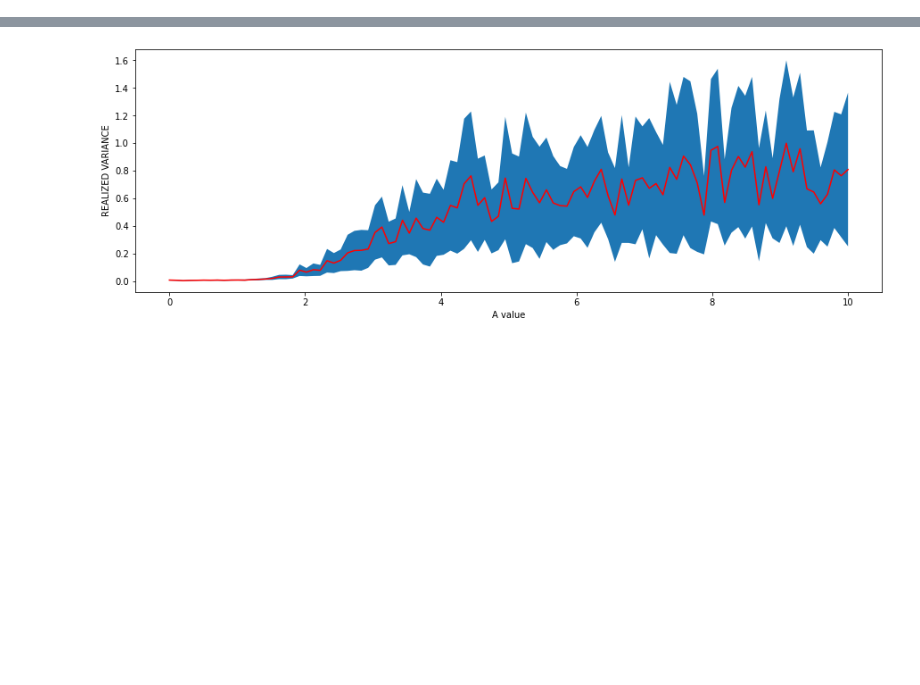
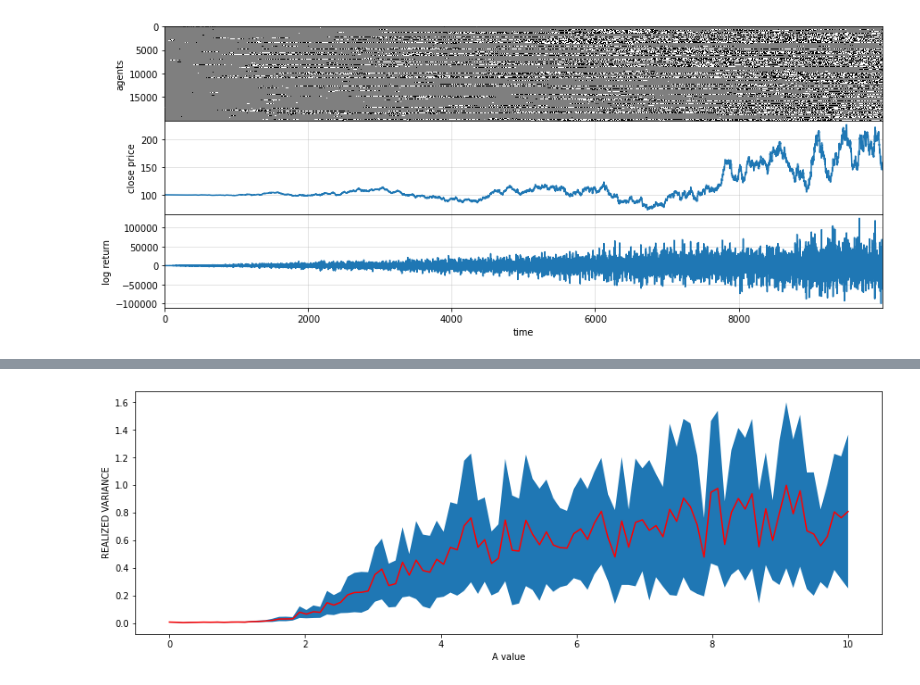
Before and after one commit to charelF/ComplexSystems, a Jupyter notebook: code/alex/CA_runner.ipynb, the cells around one changed output, grey strips where cells are left out. Cells and saved outputs as stored; diff of their text form; code cells hidden in the pictures; blank space fills up the shorter version.

```diff
--- a/code/alex/CA_runner.ipynb
+++ b/code/alex/CA_runner.ipynb
@@ -11,11 +74,12 @@ from bartolozziSPEED import *
 # %%
 A_SPACE = np.linspace(1.8,2,1)
 SIM = 1
-plot = False
+plot = True
 
 
 RVAR_STANDARD = np.zeros((len(A_SPACE), SIM))
 RVAR = np.zeros((len(A_SPACE), SIM))
+H = np.zeros((SIM, 50))
 
 for j, A_val in enumerate(A_SPACE):
     for l in range(SIM):
@@ -31,52 +95,68 @@ for j, A_val in enumerate(A_SPACE):
         # a = 0.1
         # h = 0.1
 
-        A = A_val # interaction strength between agents
+        A = 1.8 # interaction strength between agents
         a = 2*A # randomness of A
         h = 0  # external field reflecting the effects of the environmnet
 
         pd = 0.05  # probability that an active trader diffuses and becomes inactive
         pe = 0.0001 # probability that a nontrading enters the market
         ph = 0.0493 # probability that an active trader can turn one of his inactive neighbors into an active one
-        pa = 1 # active and inactive distribution
+        pa = 0.01 # active and inactive distribution
 
-        N0 = 512 # timepoints
-        N1 = 128  # granulization of the grid / agents
+        N0 = 10000# timepoints
+        N1 = 20000  # granulization of the grid / agents
 
 
 
         G, RVAR_ARRAY = generate(pd, pe, ph, pa, N0, N1, A, a, h)
         RVAR[j, l]= np.sum(RVAR_ARRAY**2)
 
         # PLOT
 
         if plot ==True:
             x = RVAR_ARRAY
+
             fig, (ax1, ax2, ax3) = plt.subplots(
                 ncols=1, nrows=3, figsize=(12,5), sharex=True, gridspec_kw = {'wspace':0, 'hspace':0}
             )
             ax1.imshow(G.T, cmap="binary", interpolation="None", aspect="auto")
 
             r = (x - np.mean(x)) / np.std(x)
             s = 100
             S = np.zeros_like(x)
             S[0] = s
             for i in range(1,N0):
                 S[i] = S[i-1] + (S[i-1] * r[i]/100) + 0.01
 
 
             ax1.set_ylabel("agents")
-
             ax2.plot(S)
             ax2.grid(alpha=0.4)
             ax2.set_ylabel("close price")
-
-
             ax3.grid(alpha=0.4)
             ax3.plot(x)
             ax3.set_ylabel("log return")
             ax3.set_xlabel("time")
-
-
             plt.tight_layout()
             plt.show()
+
+        x = RVAR_ARRAY
+
+        r = (x - np.mean(x)) / np.std(x)
+
+        s = 1400
+        S = np.zeros_like(x)
+        S[0] = s
+        for i in range(1, N0):
+             S[i] = S[i-1] + (S[i-1] * r[i]/100)
+
+        _H_, Q = get_hurst_exponent(S, 100)
+        H[l,:] = _H_
+        # plt.plot(Q,_H_*Q, ".")
+    # H_MEAN = np.mean(H,axis=0)
+    # H_STD = np.std(H, axis=0)
+    # clear_output(wait=True)
+    # print(f"SIM{l}")
+# %% [output]
+[figure, added]
```
Also changed, not shown: parts of 10 cells of this notebook, 2 other files.
